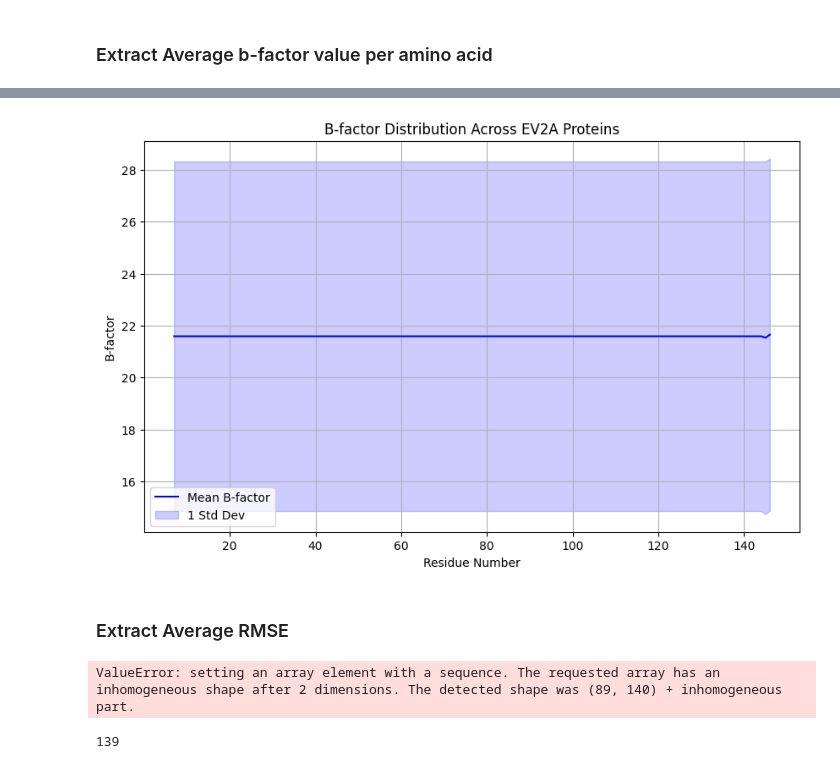
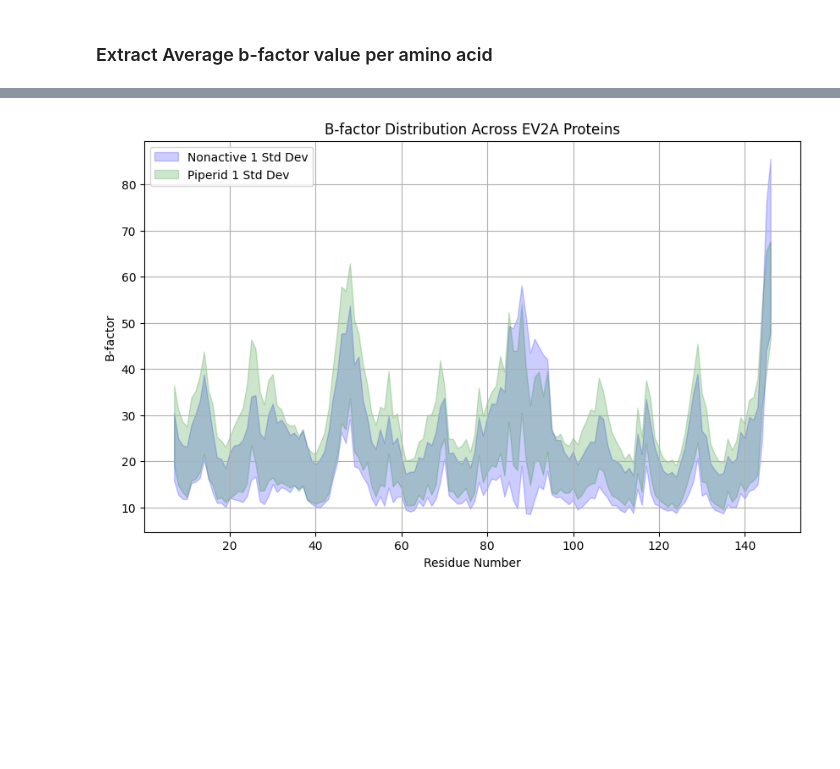
Before and after one commit to xchem/xaidar, a Jupyter notebook: notebooks/tasks/ev2a/fragalysis/03-conformation.ipynb, the cells around one changed output, grey strips where cells are left out. Cells and saved outputs as stored; diff of their text form; code cells hidden in the pictures; blank space fills up the shorter version.

Commit message:
Finished b-factor notebook

```diff
--- a/notebooks/tasks/ev2a/fragalysis/03-conformation.ipynb
+++ b/notebooks/tasks/ev2a/fragalysis/03-conformation.ipynb
@@ -677,2 +340,8 @@ print( len(reference_chain), len(reference_resID) )
+# %%
+from xaidar.data.molecModels import model_seqAlign, get_aa_distribution
+nonactive_aa_distrib_dict = get_aa_distribution( ref_prot, nonactive_prots, )
+fragscreen_aa_distrib_dict = get_aa_distribution( ref_prot, fragscreen_prots, )
+piperid_aa_distrib_dict = get_aa_distribution( ref_prot, piperid_prots,)
+# print([res.name for res in aa_distrib_dict[0]])
 # %% [markdown]
 ### Extract Average b-factor value per amino acid
@@ -709,0 +385,22 @@ Std Shape:  (140,)
+# %%
+# Calcluate mean and std dev of b-factors at each residue position across all sequences
+all_bfactor_dict = {}
+
+for dataset_name in aa_distrib_dict.keys():
+    bfactor_dict = {}
+    bfactor_dict["values"] = np.array( aa_distrib_dict[dataset_name] )
+    bfactor_dict["mean"] = np.nanmean( bfactor_dict["values"], axis=0)
+    bfactor_dict["std"] = np.nanstd( bfactor_dict["values"], axis=0)
+    all_bfactor_dict[ dataset_name ] = bfactor_dict
+
+# bfactor_values = np.array( all_seqs_bfactors )
+# bfactor_mean = np.nanmean(bfactor_values, axis=0)
+# bfactor_std = np.nanstd(bfactor_values, axis=0)
+for name in prot_names:
+    print( f"{name} Bfactor values array shape: ", all_bfactor_dict[name]["values"].shape )
+print()
+for name in prot_names:
+    print( f"{name} Bfactor means array shape: ", all_bfactor_dict[name]["mean"].shape )
+print()
+for name in prot_names:
+    print( f"{name} Bfactor std array shape: ", all_bfactor_dict[name]["std"].shape )
@@ -710,44 +419,21 @@ Std Shape:  (140,)
 # %%
 # Plot b-factors Distribution
 import matplotlib.pyplot as plt
+residues_num = np.arange(7, len(ref_seq)+7)
 plt.figure(figsize=(10,6))
-plt.plot( residues_num, mean, label="Mean B-factor", color='blue')
-plt.fill_between( residues_num, mean - std, mean + std, color='blue', alpha=0.2,
-                 label="1 Std Dev" )
+for dataset_name, color in zip(["Nonactive", "Piperid","FragScreen",  ][:-1], ['blue', 'green', 'red'][:-1]):
+    bfactor_mean = all_bfactor_dict[ dataset_name ]["mean"]
+    bfactor_std = all_bfactor_dict[ dataset_name ]["std"]
+    # plt.plot( residues_num, bfactor_mean, label="{} Mean".format(dataset_name)
+    #          , color= color)
+    plt.fill_between( residues_num, bfactor_mean - bfactor_std,
+                      bfactor_mean + bfactor_std, color=color, alpha=0.2,
+                    label="{} 1 Std Dev".format(dataset_name) )
 plt.xlabel("Residue Number")
 plt.ylabel("B-factor")
 plt.title("B-factor Distribution Across EV2A Proteins")
 plt.legend()
 plt.grid()
 plt.show()
 # %% [output]
-[figure, old version]
+[figure, new version]
-# %% [markdown]
-### Extract Average RMSE
-# %%
-# Calculate Average Coordinates for each Residue
-success_chains = [ lst_chains[idx] for idx in success_indices ]
-chain_coords = [ [ get_atom_coord(res) for res in chain] for chain in success_chains]
-
-
-
-# new_chain = []
-# for chain in chain_coords:
-#     if len(chain) < 140:
-#         new_chain.append(chain + [np.nan] * (140 - len(chain)))
-#     elif len(chain) > 140:
-#         new_chain.append(chain[:140])
-#     else:
-#         new_chain.append(chain)
-
-# new_chain = np.array(new_chain)
-
-
-
-# Calculate Average RMSE
-# %% [output]
-ValueError: setting an array element with a sequence. The requested array has an inhomogeneous shape after 2 dimensions. The detected shape was (89, 140) + inhomogeneous part.
-# %%
-len(lst_prots[test_idx][0][get_ChainName(lst_prots[test_idx],0 ) ])
-# %% [output]
-139
```
Also changed, not shown: parts of 47 cells of this notebook.
